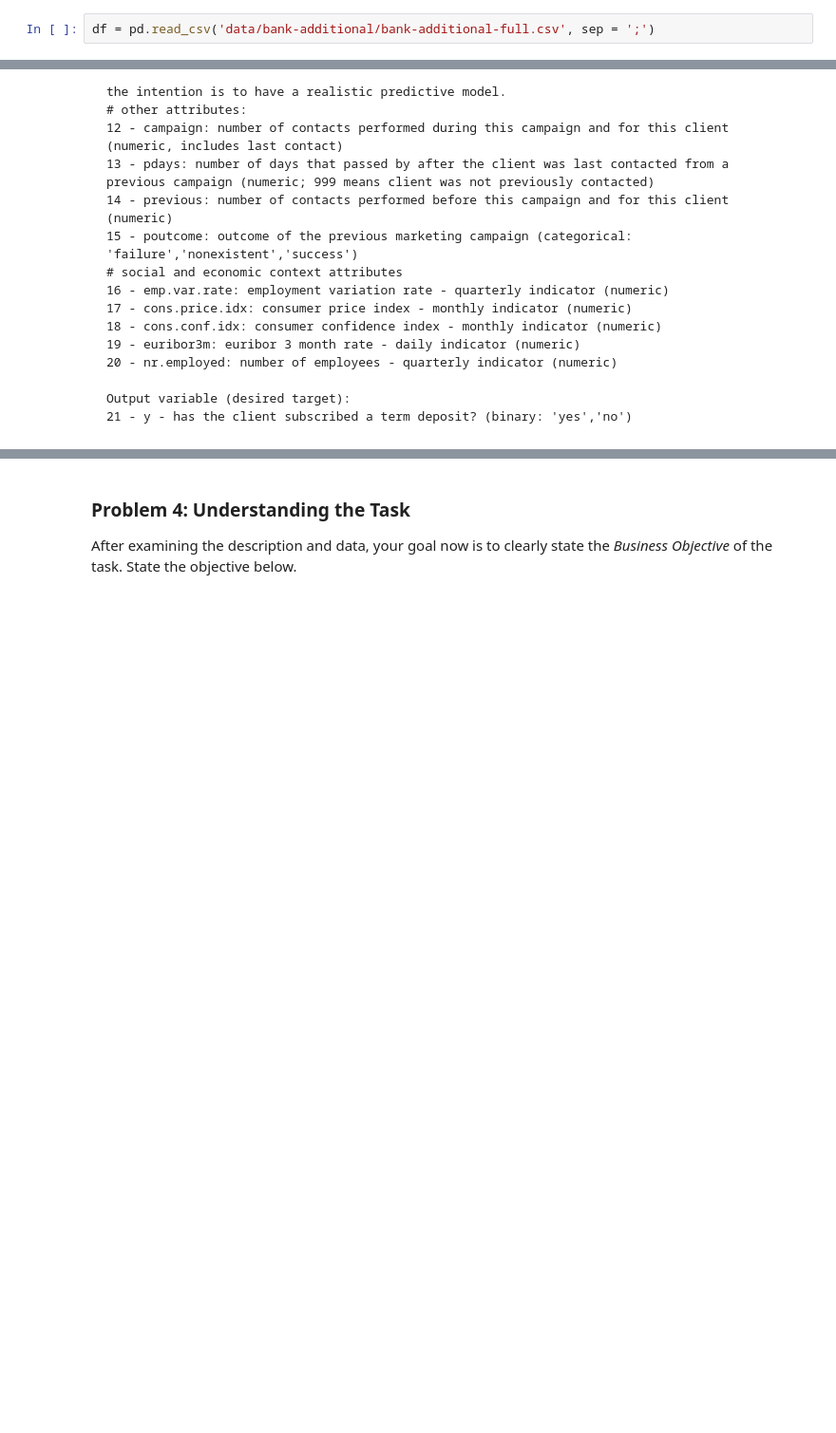
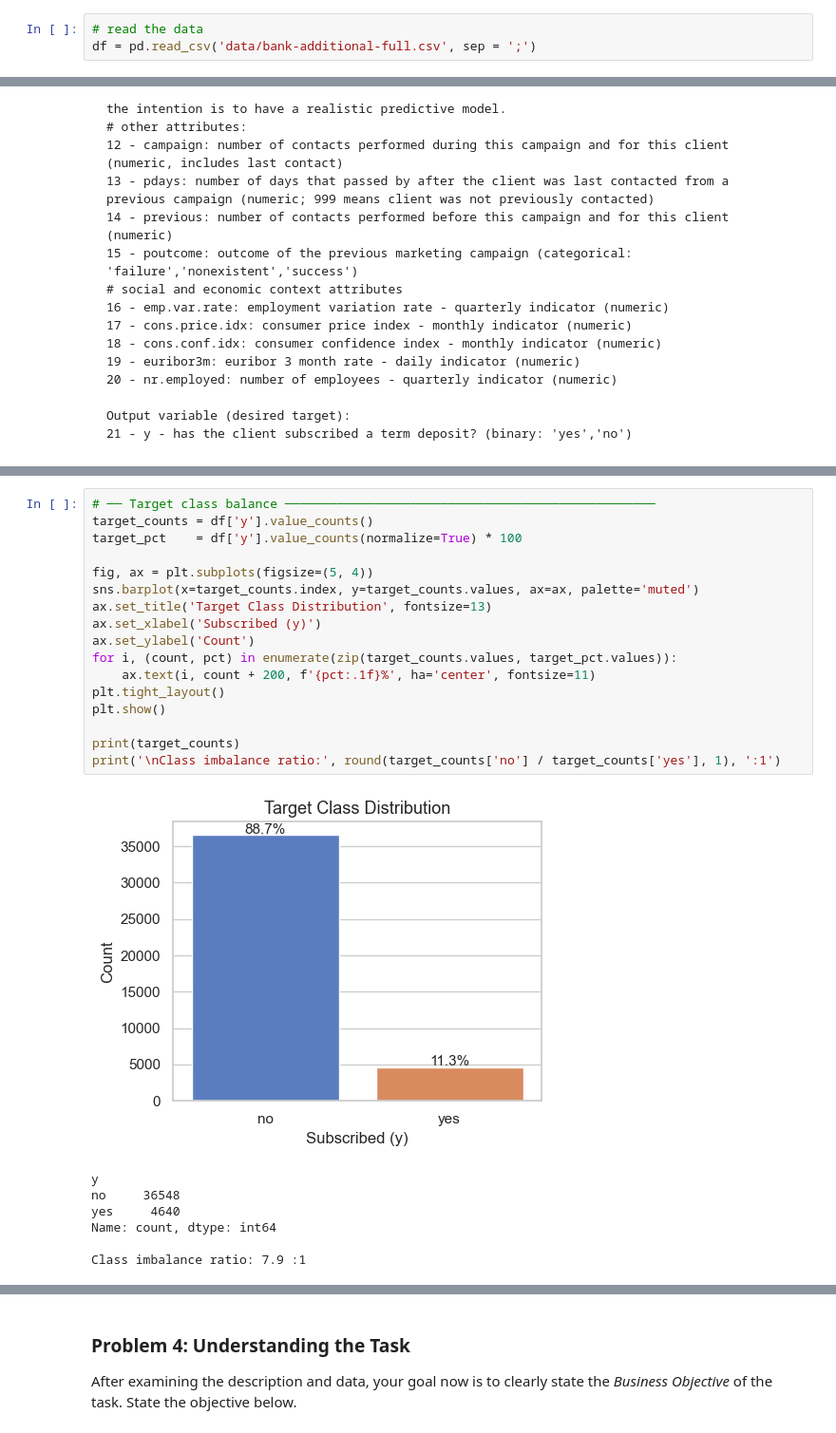
Before and after one commit to chrisduff-lab/UC_Berkley_17_Comparing_Classifiers, a Jupyter notebook: Prac_3_comparing_classifiers.ipynb, the cells around one changed output, grey strips where cells are left out. Shown at 95% size. Saved outputs shown, nothing was run; the diff lists cells and outputs as text; blank space fills up the shorter version.

```diff
--- a/Prac_3_comparing_classifiers.ipynb
+++ b/Prac_3_comparing_classifiers.ipynb
@@ -19,2 +63,3 @@ import pandas as pd
 # %%
-df = pd.read_csv('data/bank-additional/bank-additional-full.csv', sep = ';')
+# read the data
+df = pd.read_csv('data/bank-additional-full.csv', sep = ';')
@@ -59,0 +171,25 @@ Output variable (desired target):
+# %%
+# ── Target class balance ──────────────────────────────────────────────────
+target_counts = df['y'].value_counts()
+target_pct    = df['y'].value_counts(normalize=True) * 100
+
+fig, ax = plt.subplots(figsize=(5, 4))
+sns.barplot(x=target_counts.index, y=target_counts.values, ax=ax, palette='muted')
+ax.set_title('Target Class Distribution', fontsize=13)
+ax.set_xlabel('Subscribed (y)')
+ax.set_ylabel('Count')
+for i, (count, pct) in enumerate(zip(target_counts.values, target_pct.values)):
+    ax.text(i, count + 200, f'{pct:.1f}%', ha='center', fontsize=11)
+plt.tight_layout()
+plt.show()
+
+print(target_counts)
+print('\nClass imbalance ratio:', round(target_counts['no'] / target_counts['yes'], 1), ':1')
+# %% [output]
+[figure, added]
+y
+no     36548
+yes     4640
+Name: count, dtype: int64
+
+Class imbalance ratio: 7.9 :1
```
Also changed, not shown: parts of 38 cells of this notebook.
